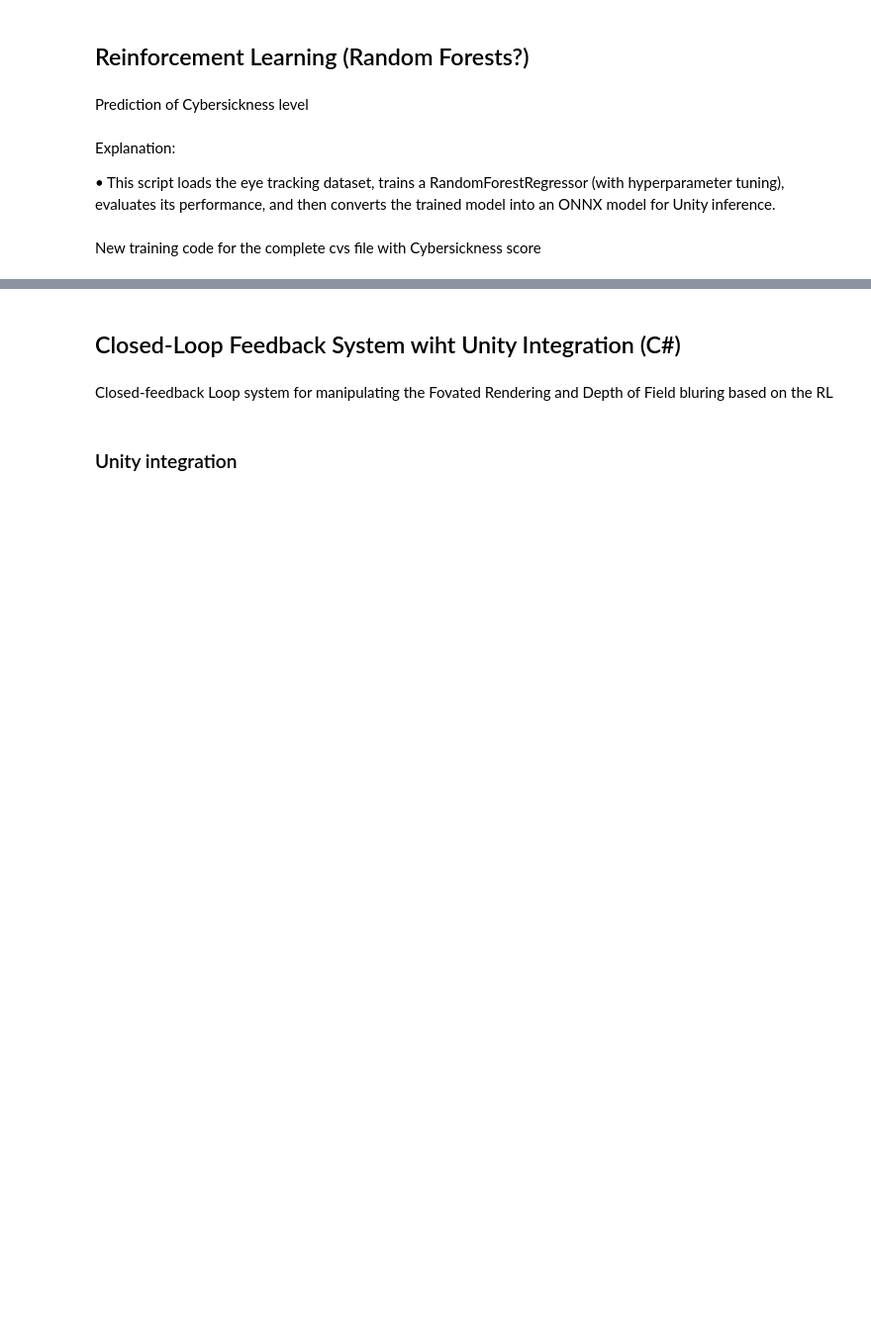
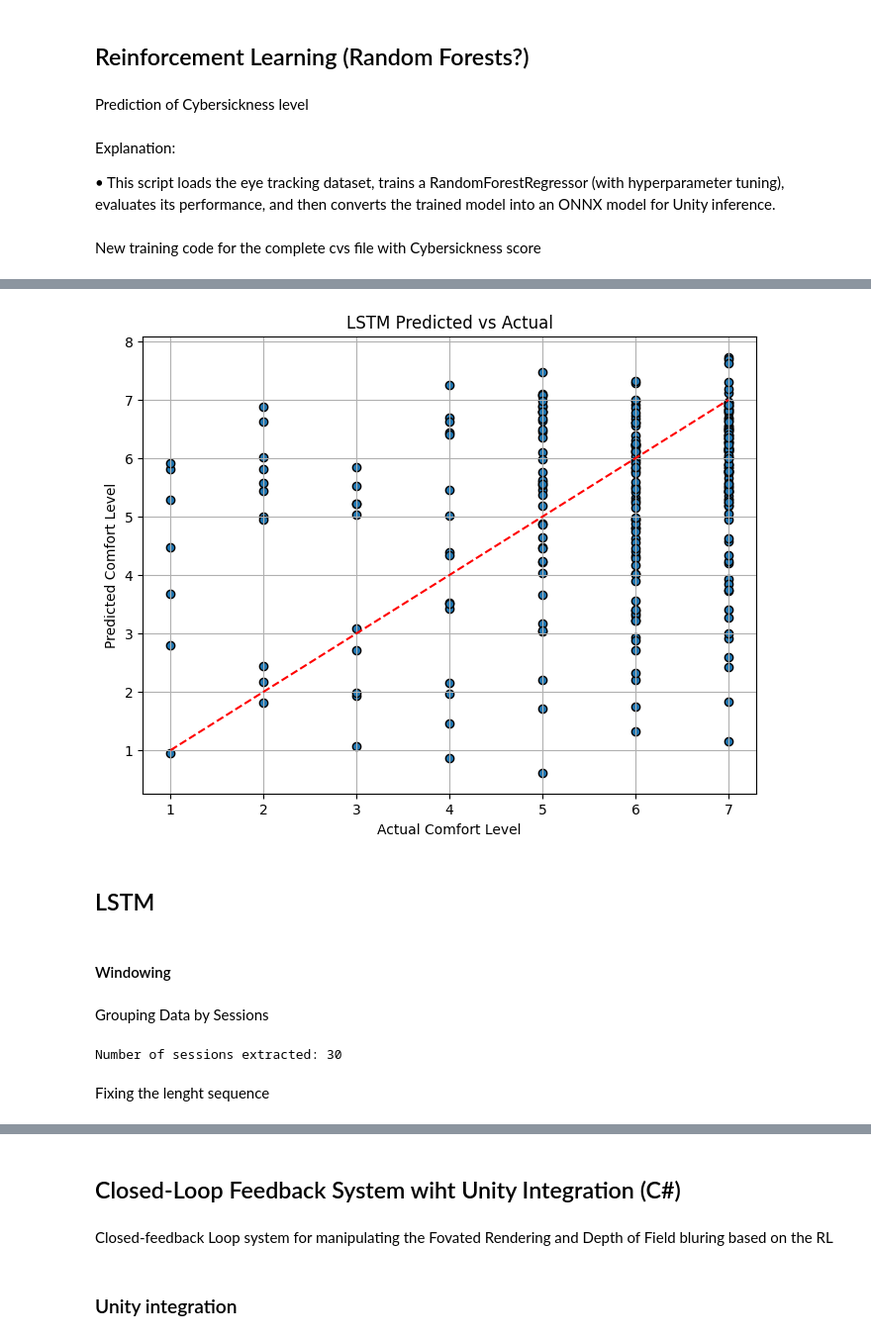
Before and after one commit to GokayToga/VRCM.Net, a Jupyter notebook: VRCMNet.ipynb, the cells around one changed output, grey strips where cells are left out. Shown: that part at 99% size. Drawn from its saved outputs; the diff is of its cells as text; code cells hidden in the pictures; blank space fills up the shorter version.

```diff
--- a/VRCMNet.ipynb
+++ b/VRCMNet.ipynb
@@ -170,0 +275,16 @@ def predict_cybersickness(new_data):
+# %%
+# Build LSTM model
+model = Sequential([
+    LSTM(64, input_shape=(X_seq.shape[1], X_seq.shape[2]), return_sequences=True),
+    LSTM(32),
+    Dense(1, activation='linear')
+])
+
+model.compile(optimizer='adam', loss='mse', metrics=['mae'])
+
+# Train/test split
+from sklearn.model_selection import train_test_split
+X_train, X_test, y_train, y_test = train_test_split(X_seq, y_seq, test_size=0.2, random_state=42)
+
+# Train
+history = model.fit(X_train, y_train, validation_split=0.2, epochs=100, batch_size=16)
@@ -170,0 +309,18 @@ def predict_cybersickness(new_data):
+# %%
+loss, mae = model.evaluate(X_test, y_test)
+print("Test MSE:", loss)
+print("Test MAE:", mae)
+
+# Optional: Predict and plot
+import matplotlib.pyplot as plt
+
+y_pred = model.predict(X_test)
+plt.figure(figsize=(8,6))
+plt.scatter(y_test, y_pred, edgecolors='k')
+plt.plot([y_test.min(), y_test.max()], [y_test.min(), y_test.max()], 'r--')
+plt.xlabel("Actual Comfort Level")
+plt.ylabel("Predicted Comfort Level")
+plt.title("LSTM Predicted vs Actual")
+plt.grid(True)
+plt.show()
+# %% [output]
@@ -170,0 +331,46 @@ def predict_cybersickness(new_data):
+[figure, added]
+# %% [markdown]
+## LSTM
+# %% [markdown]
+#### Windowing
+# %% [markdown]
+Grouping Data by Sessions
+# %%
+import pandas as pd
+import numpy as np
+
+# Load the CSV file (with the session column added already)
+df = pd.read_csv("DATA_score&eye_with_sessions.csv")
+
+# Ensure data is sorted by Session and Count for each session
+df = df.sort_values(by=['Session', 'Count'])
+
+# List of unique sessions
+sessions = df['Session'].unique()
+
+# For each session, we’ll extract the feature array and target array
+# Let’s define our feature columns and target column
+feature_cols = ['y_coordinate', 'blink_count', 'avg_Left_Pupil', 'fixation_count', 'x_coordinate']
+target_col = 'comfortLevel'
+
+# Dictionary to store sequences for each session
+session_sequences = []
+
+# Minimum required sequence length (you may want to ignore sessions that are too short)
+min_seq_length = 3  # For example, require at least 3 timesteps
+
+for sess in sessions:
+    sess_data = df[df['Session'] == sess]
+    if len(sess_data) >= min_seq_length:
+        # Extract features and target as numpy arrays (ordered by time)
+        X_session = sess_data[feature_cols].values
+        y_session = sess_data[target_col].values
+
+        # Append as a tuple; you may decide whether to predict at each timestep or only the final timestep
+        session_sequences.append((X_session, y_session))
+
+print("Number of sessions extracted:", len(session_sequences))
+# %% [output]
+Number of sessions extracted: 30
+# %% [markdown]
+Fixing the lenght sequence
```
Also changed, not shown: parts of 38 cells of this notebook.
